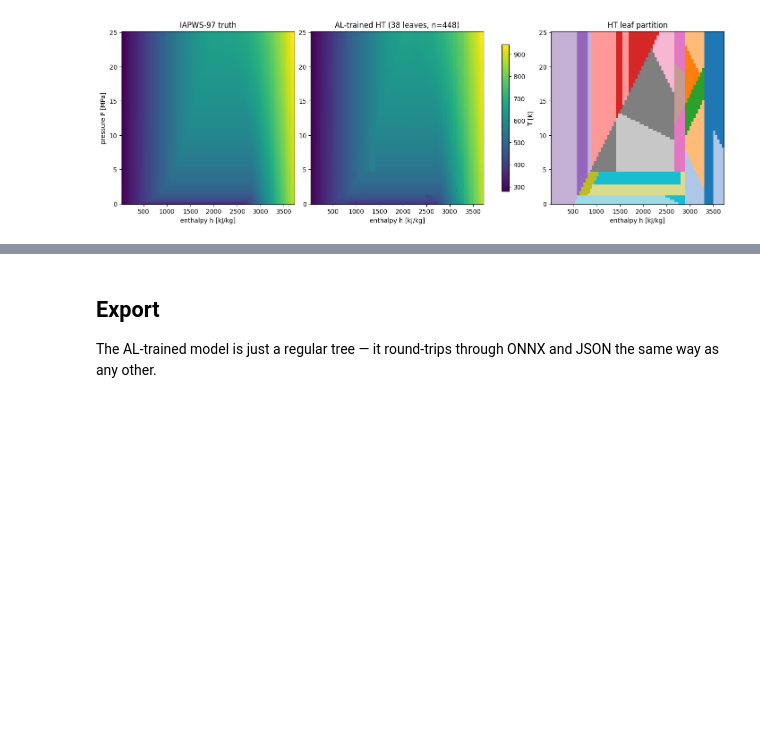
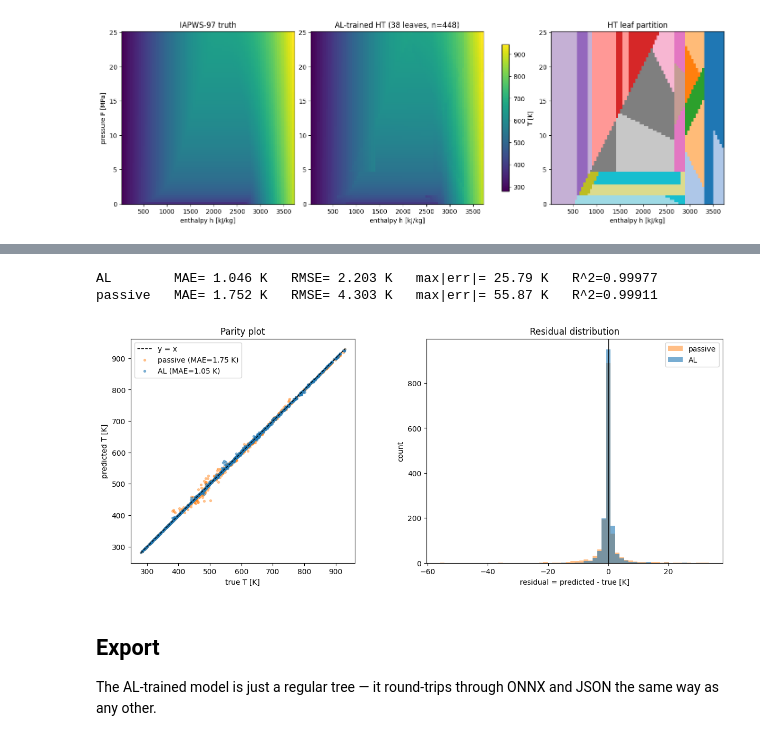
Before and after one commit to jkitchin/jax-ldt, a Jupyter notebook: examples/06_steam_tables.ipynb, the cells around one changed output, grey strips where cells are left out. Saved outputs shown, nothing was run; the diff lists cells and outputs as text; code cells hidden in the pictures; blank space fills up the shorter version.

```diff
--- a/examples/06_steam_tables.ipynb
+++ b/examples/06_steam_tables.ipynb
@@ -304,3 +311,55 @@ plt.show()
+# %%
+yh_al = np.asarray(ht_al.predict(test_X)).reshape(-1)
+yh_pass = np.asarray(ht_passive.predict(test_X)).reshape(-1)
+res_al = yh_al - test_T
+res_pass = yh_pass - test_T
+
+def summary(name, res):
+    mae_ = float(np.mean(np.abs(res)))
+    rmse = float(np.sqrt(np.mean(res ** 2)))
+    max_ = float(np.max(np.abs(res)))
+    ss_res = float(np.sum(res ** 2))
+    ss_tot = float(np.sum((test_T - test_T.mean()) ** 2))
+    r2 = 1.0 - ss_res / ss_tot
+    print(f"{name:8s}  MAE={mae_:6.3f} K   RMSE={rmse:6.3f} K   "
+          f"max|err|={max_:6.2f} K   R^2={r2:.5f}")
+
+summary("AL", res_al)
+summary("passive", res_pass)
+
+fig, axes = plt.subplots(1, 2, figsize=(12, 5.0), constrained_layout=True)
+
+# Parity plot
+lo, hi = float(test_T.min()), float(test_T.max())
+axes[0].plot([lo, hi], [lo, hi], "k--", lw=1, label="y = x")
+axes[0].scatter(test_T, yh_pass, s=8, alpha=0.4, color="C1",
+                label=f"passive (MAE={np.mean(np.abs(res_pass)):.2f} K)")
+axes[0].scatter(test_T, yh_al, s=8, alpha=0.5, color="C0",
+                label=f"AL (MAE={np.mean(np.abs(res_al)):.2f} K)")
+axes[0].set_xlabel("true T [K]")
+axes[0].set_ylabel("predicted T [K]")
+axes[0].set_title("Parity plot")
+axes[0].set_aspect("equal", adjustable="box")
+axes[0].legend(loc="upper left")
+
+# Error distribution
+edges = np.linspace(
+    min(res_al.min(), res_pass.min()),
+    max(res_al.max(), res_pass.max()),
+    61,
+)
+axes[1].hist(res_pass, bins=edges, alpha=0.5, color="C1", label="passive")
+axes[1].hist(res_al, bins=edges, alpha=0.6, color="C0", label="AL")
+axes[1].axvline(0, color="k", lw=1)
+axes[1].set_xlabel("residual = predicted - true [K]")
+axes[1].set_ylabel("count")
+axes[1].set_title("Residual distribution")
+axes[1].legend()
+plt.show()
+# %% [output]
+AL        MAE= 1.046 K   RMSE= 2.203 K   max|err|= 25.79 K   R^2=0.99977
+passive   MAE= 1.752 K   RMSE= 4.303 K   max|err|= 55.87 K   R^2=0.99911
+[figure, added]
 # %% [markdown]
 ## Export
 
```
Also changed, not shown: parts of 2 cells of this notebook.
